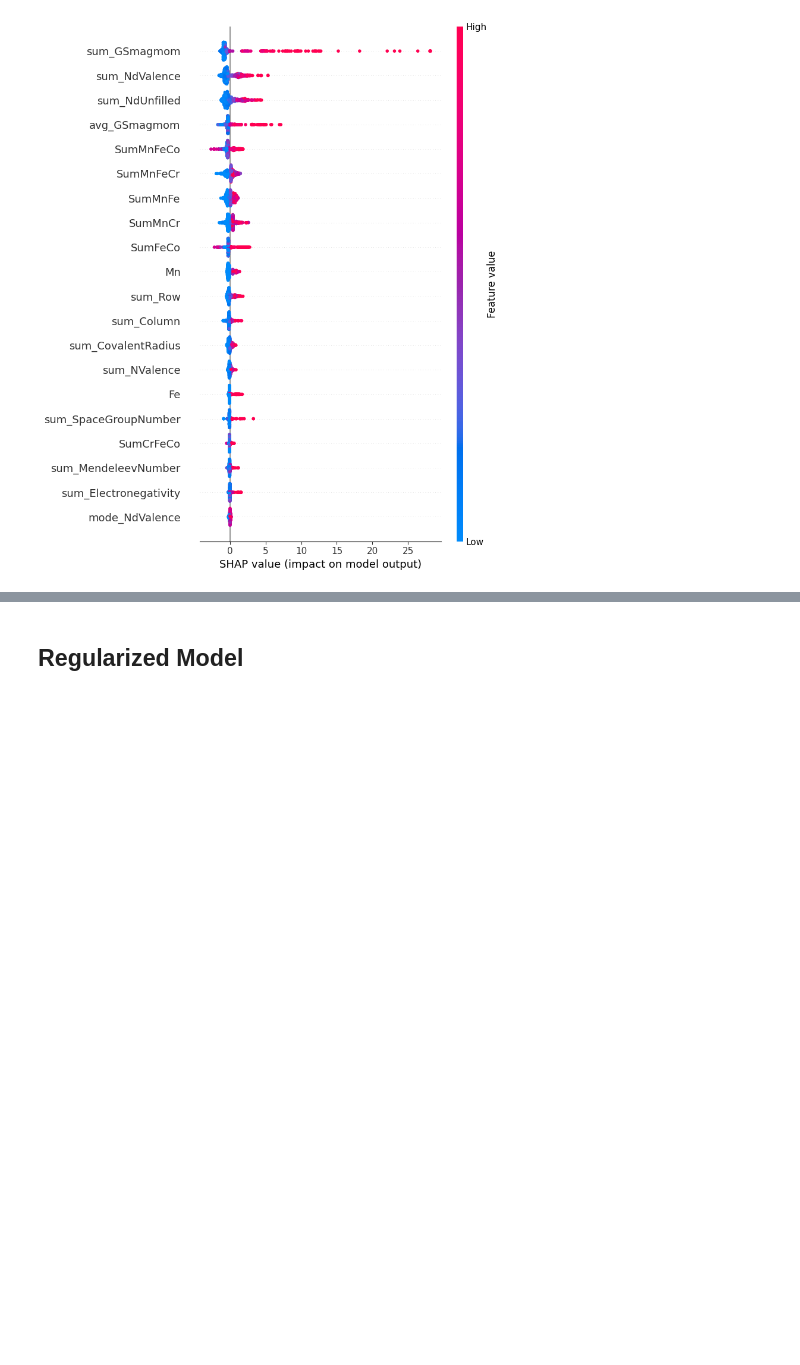
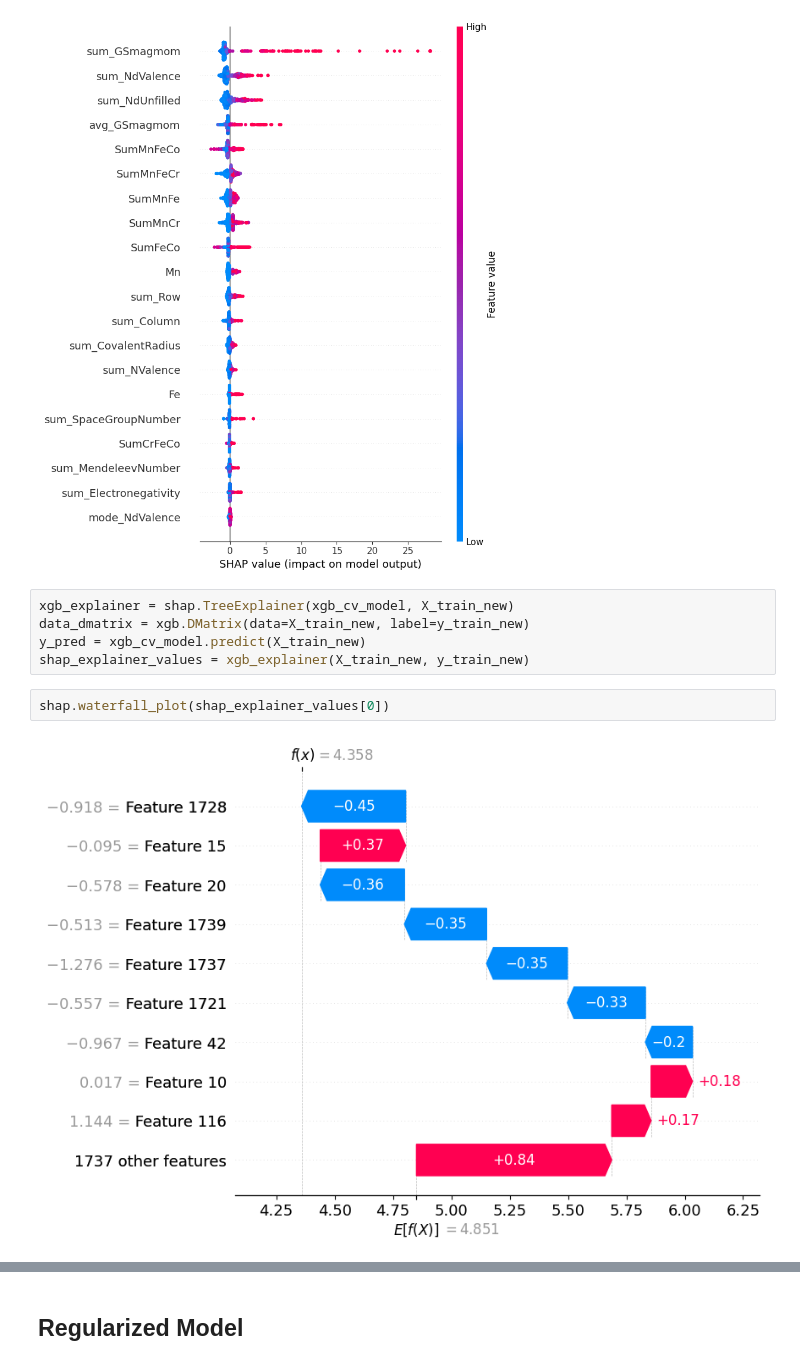
Before and after one commit to andykr1k/ChemML, a Jupyter notebook: Models/XGBoost.ipynb, the cells around one changed output, grey strips where cells are left out. Cells and saved outputs as stored; diff of their text form; blank space fills up the shorter version.

Commit message:
Added Shap Waterfall to XGB ipynb

```diff
--- a/Models/XGBoost.ipynb
+++ b/Models/XGBoost.ipynb
@@ -382,3 +384,12 @@ shap_values = explainer.shap_values(X_test)
 shap.summary_plot(shap_values, X_test, feature_names=columns)
 # %% [output]
 [figure]
+# %%
+xgb_explainer = shap.TreeExplainer(xgb_cv_model, X_train_new)
+data_dmatrix = xgb.DMatrix(data=X_train_new, label=y_train_new)
+y_pred = xgb_cv_model.predict(X_train_new)
+shap_explainer_values = xgb_explainer(X_train_new, y_train_new)
+# %%
+shap.waterfall_plot(shap_explainer_values[0])
+# %% [output]
+[figure, added]
```
Also changed, not shown: parts of 8 cells of this notebook, 1 other file.
